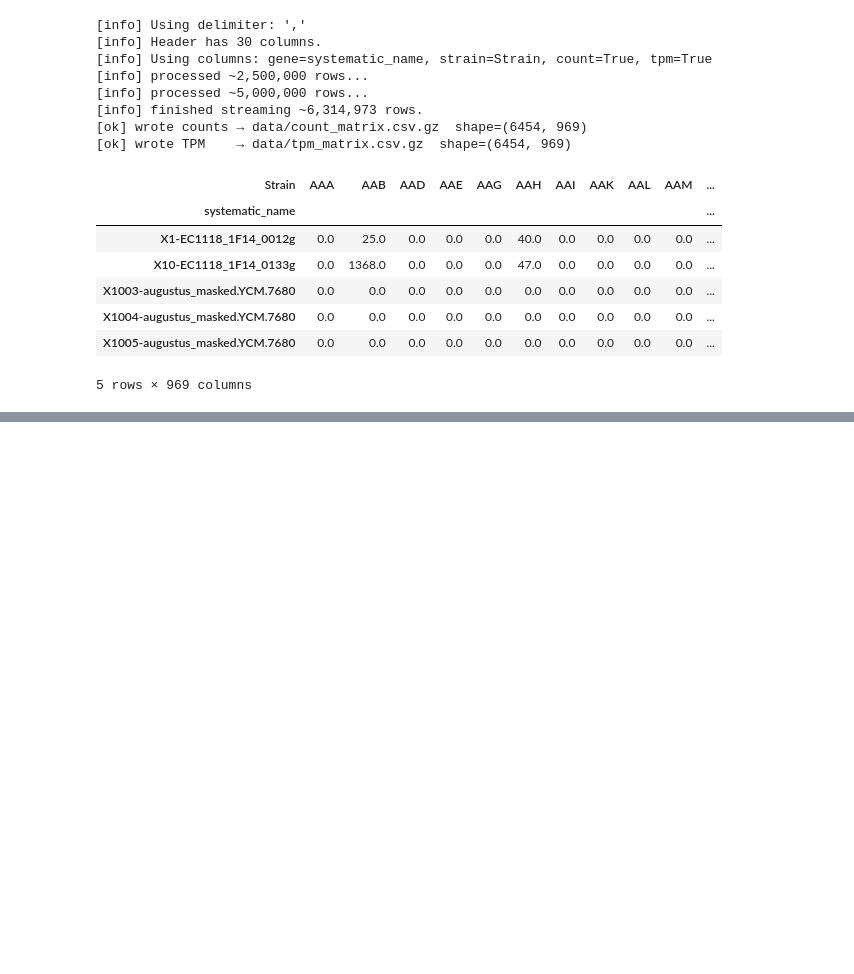
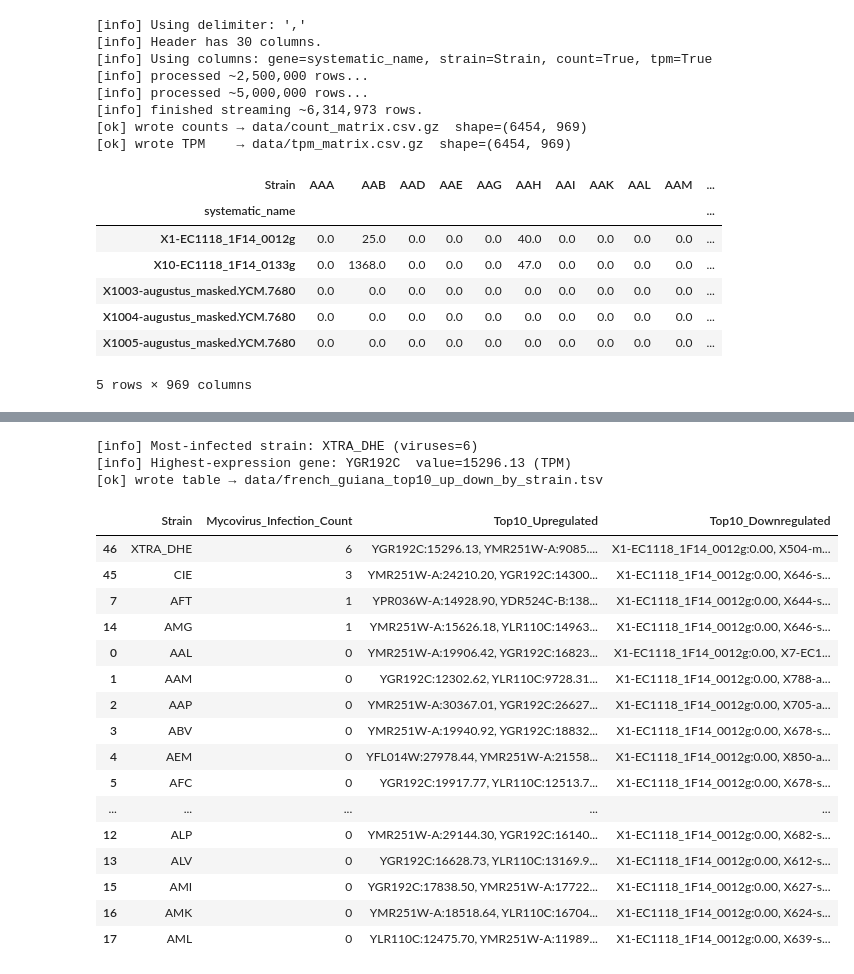
Before and after one commit to irahorecka/yeastvirome, a Jupyter notebook: jupyter/transcriptomics.ipynb, the cells around one changed output, grey strips where cells are left out. Cells and saved outputs as stored; diff of their text form; code cells hidden in the pictures; blank space fills up the shorter version.

```diff
--- a/jupyter/transcriptomics.ipynb
+++ b/jupyter/transcriptomics.ipynb
@@ -240,0 +2016,74 @@ counts_df.head() if counts_df is not None else tpm_df.head()
+# %%
+# --- Drop-in cell: top-10 up/down expressed genes per strain (wide format) ---
+
+OUT_SUMMARY = DATA_DIR / "french_guiana_top10_up_down_by_strain.tsv"
+
+# 1) Expression values for ranking: TPM if available, else CPM-normalized counts
+if expr_type == "TPM":
+    expr_rank = expr_df[expr_strains].copy()
+else:
+    expr_rank = _libsize_normalize_counts(expr_df[expr_strains]).copy()  # CPM
+
+# 2) Infection counts per strain
+if 'V' not in globals() or V.empty:
+    raise ValueError("Virus×strain matrix V is missing/empty; build it in the previous cell.")
+infect_counts = V.sum(axis=0).reindex(expr_strains).fillna(0).astype(int)
+
+# 3) Build summary
+rows = []
+for strain in expr_strains:
+    s = expr_rank[strain].astype(float)
+
+    # Top-10 upregulated
+    top10_up = s.sort_values(ascending=False).head(10)
+    up_str = ", ".join([f"{g}:{v:.2f}" for g, v in top10_up.items()])
+
+    # Top-10 downregulated (lowest values)
+    top10_down = s.sort_values(ascending=True).head(10)
+    down_str = ", ".join([f"{g}:{v:.2f}" for g, v in top10_down.items()])
+
+    rows.append({
+        "Strain": strain,
+        "Mycovirus_Infection_Count": int(infect_counts.loc[strain]),
+        "Top10_Upregulated": up_str,
+        "Top10_Downregulated": down_str
+    })
+
+summary_df = pd.DataFrame(rows)
+summary_df.sort_values(["Mycovirus_Infection_Count", "Strain"], ascending=[False, True], inplace=True)
+
+# 4) Bright line info for most-infected strain
+if len(summary_df):
+    top_strain = summary_df.iloc[0]["Strain"]
+    s_top = expr_rank[top_strain].astype(float)
+    top_gene = s_top.idxmax()
+    top_value = float(s_top.max())
+    print(f"[info] Most-infected strain: {top_strain} (viruses={int(infect_counts.loc[top_strain])})")
+    print(f"[info] Highest-expression gene: {top_gene}  value={top_value:.2f} ({'TPM' if expr_type=='TPM' else 'CPM'})")
+
+# 5) Save + preview
+summary_df.to_csv(OUT_SUMMARY, sep="\t", index=False)
+print(f"[ok] wrote table → {OUT_SUMMARY}")
+pd.set_option("display.max_colwidth", None)  # widen column display
+display(summary_df.head(20))
+# %% [output]
+[info] Most-infected strain: XTRA_DHE (viruses=6)
+[info] Highest-expression gene: YGR192C  value=15296.13 (TPM)
+[ok] wrote table → data/french_guiana_top10_up_down_by_strain.tsv
+|  | Strain | Mycovirus_Infection_Count | Top10_Upregulated | Top10_Downregulated |
+| 46 | XTRA_DHE | 6 | YGR192C:15296.13, YMR251W-A:9085.... | X1-EC1118_1F14_0012g:0.00, X504-m... |
+| 45 | CIE | 3 | YMR251W-A:24210.20, YGR192C:14300... | X1-EC1118_1F14_0012g:0.00, X646-s... |
+| 7 | AFT | 1 | YPR036W-A:14928.90, YDR524C-B:138... | X1-EC1118_1F14_0012g:0.00, X644-s... |
+| 14 | AMG | 1 | YMR251W-A:15626.18, YLR110C:14963... | X1-EC1118_1F14_0012g:0.00, X646-s... |
+| 0 | AAL | 0 | YMR251W-A:19906.42, YGR192C:16823... | X1-EC1118_1F14_0012g:0.00, X7-EC1... |
+| 1 | AAM | 0 | YGR192C:12302.62, YLR110C:9728.31... | X1-EC1118_1F14_0012g:0.00, X788-a... |
+| 2 | AAP | 0 | YMR251W-A:30367.01, YGR192C:26627... | X1-EC1118_1F14_0012g:0.00, X705-a... |
+| 3 | ABV | 0 | YMR251W-A:19940.92, YGR192C:18832... | X1-EC1118_1F14_0012g:0.00, X678-s... |
+| 4 | AEM | 0 | YFL014W:27978.44, YMR251W-A:21558... | X1-EC1118_1F14_0012g:0.00, X850-a... |
+| 5 | AFC | 0 | YGR192C:19917.77, YLR110C:12513.7... | X1-EC1118_1F14_0012g:0.00, X678-s... |
+| ... | ... | ... | ... | ... |
+| 12 | ALP | 0 | YMR251W-A:29144.30, YGR192C:16140... | X1-EC1118_1F14_0012g:0.00, X682-s... |
+| 13 | ALV | 0 | YGR192C:16628.73, YLR110C:13169.9... | X1-EC1118_1F14_0012g:0.00, X612-s... |
+| 15 | AMI | 0 | YGR192C:17838.50, YMR251W-A:17722... | X1-EC1118_1F14_0012g:0.00, X627-s... |
+| 16 | AMK | 0 | YMR251W-A:18518.64, YLR110C:16704... | X1-EC1118_1F14_0012g:0.00, X624-s... |
+| 17 | AML | 0 | YLR110C:12475.70, YMR251W-A:11989... | X1-EC1118_1F14_0012g:0.00, X639-s... |
```
Also changed, not shown: parts of 10 cells of this notebook.
